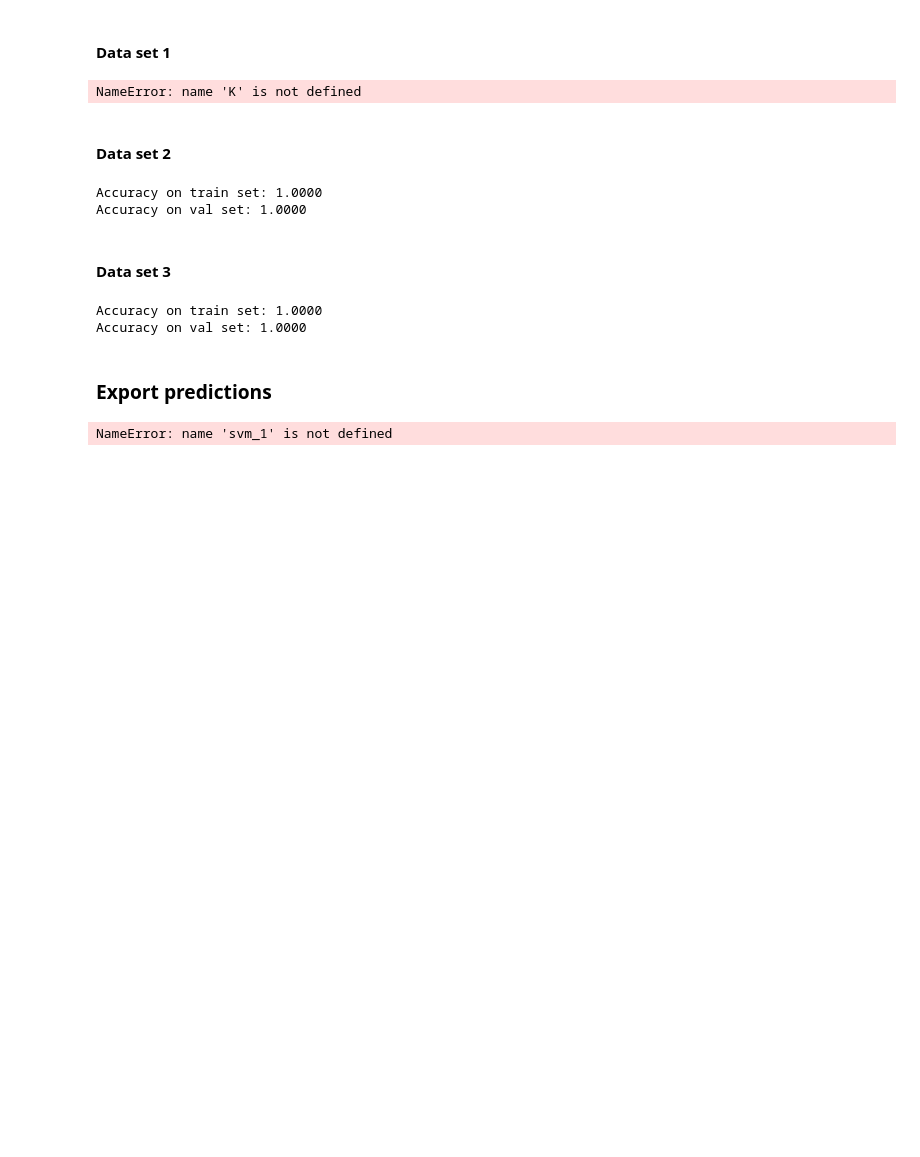
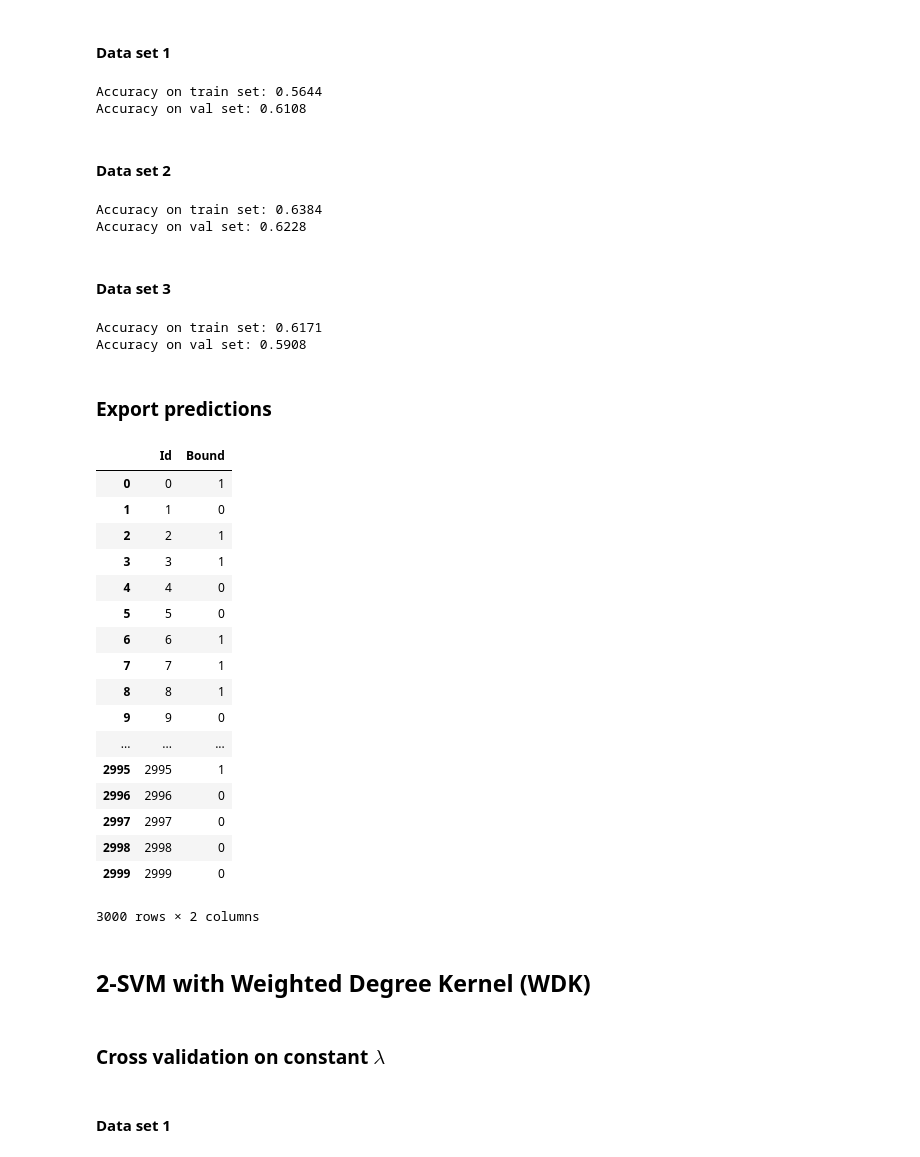
Before and after one commit to afiliot/Kernel-Methods-For-Genomics, a Jupyter notebook: Kernel_methods_from_scratch.ipynb, the cells around one changed output. Saved outputs shown, nothing was run; the diff lists cells and outputs as text; code cells hidden in the pictures; blank space fills up the shorter version.

```diff
--- a/Kernel_methods_from_scratch.ipynb
+++ b/Kernel_methods_from_scratch.ipynb
@@ -157,0 +97,8 @@ Best constant C: 0.0001, accuracy on val 0.5950
+# %%
+Cs_3 = Cs_1
+data_3 = [X_train_3, y_train_3, X_val_3, y_val_3]
+pickleName = 'cv_C_SVM_WD5_k3_max_iter100_solver_BFGS_full.pkl'
+kfolds = 5
+C_opt_3, _, _, _, _ = SVM.cv(Cs=Cs_3, data=data_3, kfolds=kfolds,
+                             pickleName=pickleName, K=K, ID=ID, maxiter=100,
+                             method='BFGS')
@@ -160,50 +126,65 @@ Best constant C: 0.0001, accuracy on val 0.5950
 # %% [markdown]
 #### Data set 1
 # %%
-svm_1 = SVM.C_SVM(K, ID, C=C_opt_1, print_callbacks=False)
-res = svm_1.fit(X_train_1.iloc[:100,:], y_train_1.iloc[:100,:])
+svm_1 = SVM.C_SVM(K, ID, C=C_opt_1, maxiter=100, method='BFGS', print_callbacks=False)
+res = svm_1.fit(X_train_1, y_train_1, X_val_1, y_val_1)
 pred_tr_1 = svm_1.predict(X_train_1)
 print('Accuracy on train set: {:0.4f}'.format(svm_1.score(pred_tr_1, y_train_1)))
 pred_val_1 = svm_1.predict(X_val_1)
 print('Accuracy on val set: {:0.4f}'.format(svm_1.score(pred_val_1, y_val_1)))
 # %% [output]
-NameError: name 'K' is not defined
+Accuracy on train set: 0.5644
+Accuracy on val set: 0.6108
 # %% [markdown]
 #### Data set 2
 # %%
-svm_2 = SVM.C_SVM(K, ID, C=C_opt_2, print_callbacks=False)
-res = svm_2.fit(X_train_2.iloc[:100,:], y_train_2.iloc[:100,:])
+svm_2 = SVM.C_SVM(K, ID, C=C_opt_2, maxiter=100, method='BFGS', print_callbacks=False)
+res = svm_2.fit(X_train_2, y_train_2, X_val_2, y_val_2)
 pred_tr_2 = svm_2.predict(X_train_2)
 print('Accuracy on train set: {:0.4f}'.format(svm_2.score(pred_tr_2, y_train_2)))
 pred_val_2 = svm_2.predict(X_val_2)
 print('Accuracy on val set: {:0.4f}'.format(svm_2.score(pred_val_2, y_val_2)))
 # %% [output]
-Accuracy on train set: 1.0000
-Accuracy on val set: 1.0000
+Accuracy on train set: 0.6384
+Accuracy on val set: 0.6228
 # %% [markdown]
 #### Data set 3
 # %%
-svm_3 = SVM.C_SVM(K, ID, C=C_opt_3, print_callbacks=False)
-res = svm_3.fit(X_train_3.iloc[:100,:], y_train_3.iloc[:100,:])
+svm_3 = SVM.C_SVM(K, ID, C=C_opt_3, maxiter=100, method='BFGS', print_callbacks=False)
+res = svm_3.fit(X_train_3, y_train_3, X_val_3, y_val_3)
 pred_tr_3 = svm_3.predict(X_train_3)
 print('Accuracy on train set: {:0.4f}'.format(svm_3.score(pred_tr_3, y_train_3)))
 pred_val_3 = svm_3.predict(X_val_3)
 print('Accuracy on val set: {:0.4f}'.format(svm_3.score(pred_val_3, y_val_3)))
 # %% [output]
-Accuracy on train set: 1.0000
-Accuracy on val set: 1.0000
+Accuracy on train set: 0.6171
+Accuracy on val set: 0.5908
 # %% [markdown]
 ### Export predictions
-# %%
-pred_test_1 = svm_1.predict(X_test_1).astype(int)
-pred_test_2 = svm_2.predict(X_test_2).astype(int)
-pred_test_3 = svm_3.predict(X_test_3).astype(int)
-y_test_1 = pd.DataFrame({'Id': X_test_1.Id, 'Bound': pred_test_1})
-y_test_2 = pd.DataFrame({'Id': X_test_2.Id, 'Bound': pred_test_2})
-y_test_3 = pd.DataFrame({'Id': X_test_3.Id, 'Bound': pred_test_3})
-y_test = pd.concat((y_test_1, y_test_2, y_test_3))
-y_test.Id = -y_test.Id-1
-t = datetime.datetime.now().time()
-y_test.to_csv(os.path.join('./Predictions/', 'y_test_'+str(t)+'.csv'), index = False)
-# %% [output]
-NameError: name 'svm_1' is not defined
+# %%
+y_pred_test = utils.export_predictions([svm_1, svm_2, svm_3], [X_test_1, X_test_2, X_test_3])
+# %% [output]
+|  | Id | Bound |
+| 0 | 0 | 1 |
+| 1 | 1 | 0 |
+| 2 | 2 | 1 |
+| 3 | 3 | 1 |
+| 4 | 4 | 0 |
+| 5 | 5 | 0 |
+| 6 | 6 | 1 |
+| 7 | 7 | 1 |
+| 8 | 8 | 1 |
+| 9 | 9 | 0 |
+| ... | ... | ... |
+| 2995 | 2995 | 1 |
+| 2996 | 2996 | 0 |
+| 2997 | 2997 | 0 |
+| 2998 | 2998 | 0 |
+| 2999 | 2999 | 0 |
+3000 rows × 2 columns
+# %% [markdown]
+## 2-SVM with Weighted Degree Kernel (WDK)
+# %% [markdown]
+### Cross validation on constant $\lambda$
+# %% [markdown]
+#### Data set 1
```
Also changed, not shown: parts of 28 cells of this notebook.
